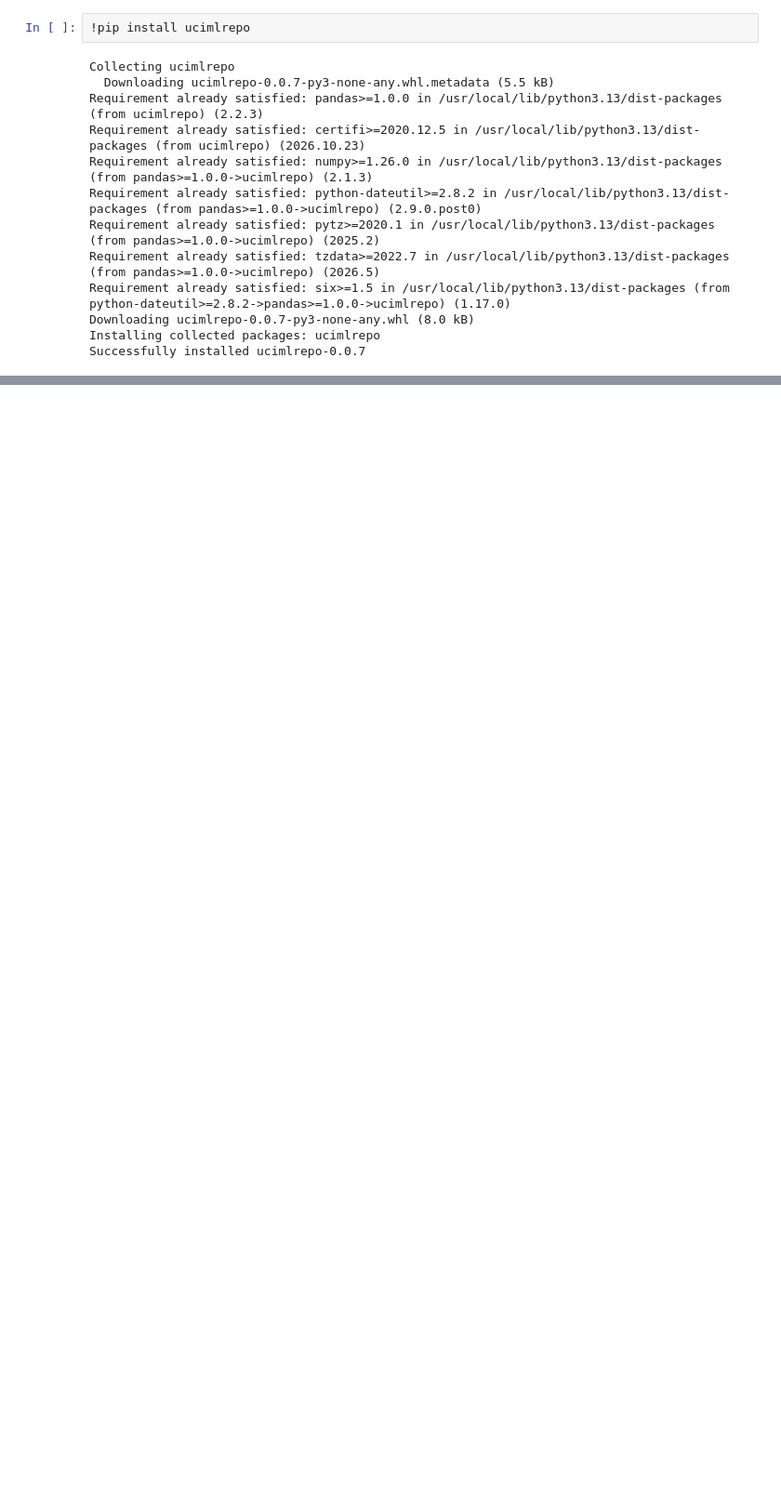
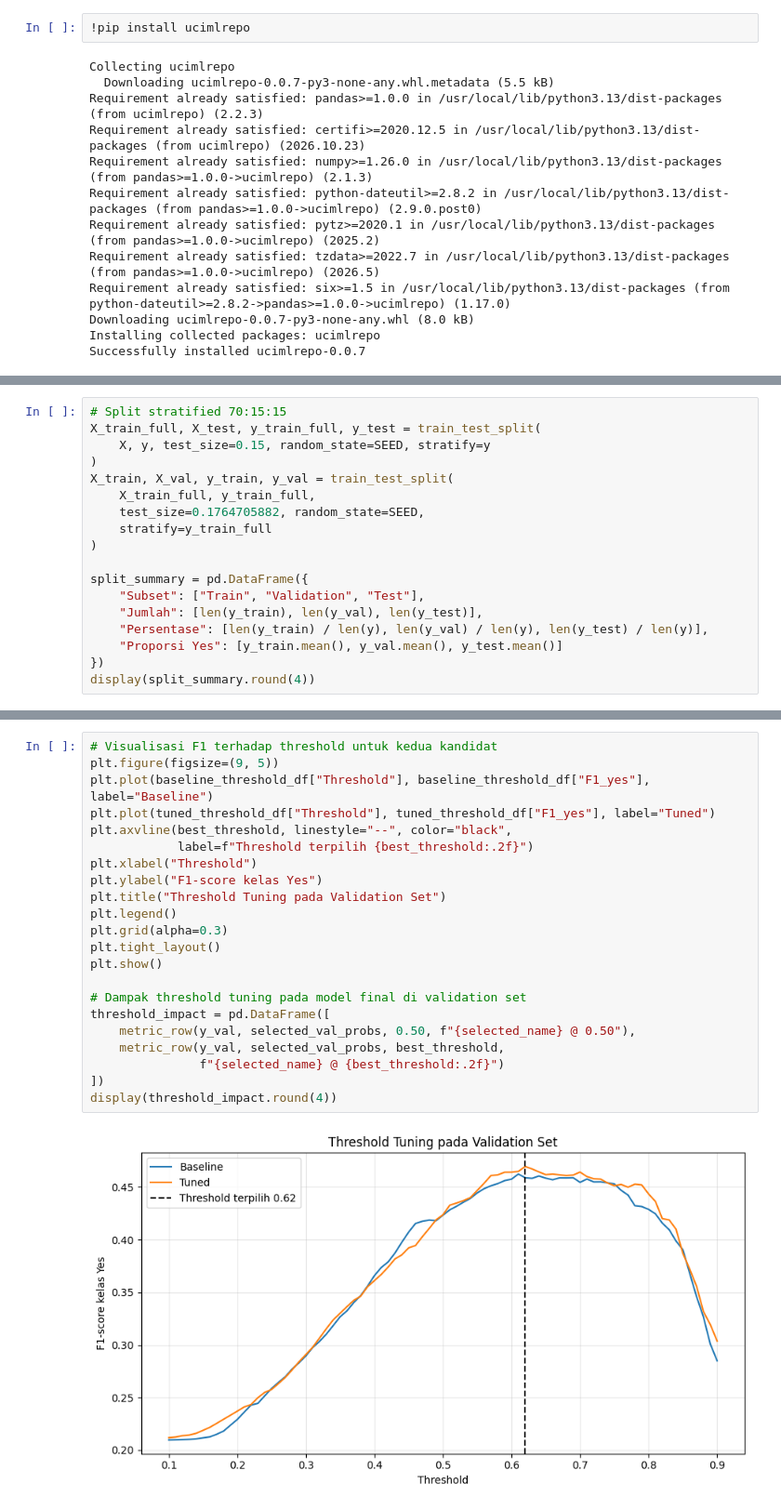
Before and after one commit to VincentArfan/Prediksi-Deposito-Bank, a Jupyter notebook: DeepLearning_Tugas1.ipynb, the cells around one changed output, grey strips where cells are left out. Shown at 93% size. Cells and saved outputs as stored; diff of their text form; blank space fills up the shorter version.

```diff
--- a/DeepLearning_Tugas1.ipynb
+++ b/DeepLearning_Tugas1.ipynb
@@ -714,0 +273,18 @@ Artefak model Tuned ('mlp_bank_marketing.h5', 'scaler.pkl', 'kolom_fitur.pkl') b
+# %%
+# Split stratified 70:15:15
+X_train_full, X_test, y_train_full, y_test = train_test_split(
+    X, y, test_size=0.15, random_state=SEED, stratify=y
+)
+X_train, X_val, y_train, y_val = train_test_split(
+    X_train_full, y_train_full,
+    test_size=0.1764705882, random_state=SEED,
+    stratify=y_train_full
+)
+
+split_summary = pd.DataFrame({
+    "Subset": ["Train", "Validation", "Test"],
+    "Jumlah": [len(y_train), len(y_val), len(y_test)],
+    "Persentase": [len(y_train) / len(y), len(y_val) / len(y), len(y_test) / len(y)],
+    "Proporsi Yes": [y_train.mean(), y_val.mean(), y_test.mean()]
+})
+display(split_summary.round(4))
@@ -714,0 +703,24 @@ Artefak model Tuned ('mlp_bank_marketing.h5', 'scaler.pkl', 'kolom_fitur.pkl') b
+# %%
+# Visualisasi F1 terhadap threshold untuk kedua kandidat
+plt.figure(figsize=(9, 5))
+plt.plot(baseline_threshold_df["Threshold"], baseline_threshold_df["F1_yes"], label="Baseline")
+plt.plot(tuned_threshold_df["Threshold"], tuned_threshold_df["F1_yes"], label="Tuned")
+plt.axvline(best_threshold, linestyle="--", color="black",
+            label=f"Threshold terpilih {best_threshold:.2f}")
+plt.xlabel("Threshold")
+plt.ylabel("F1-score kelas Yes")
+plt.title("Threshold Tuning pada Validation Set")
+plt.legend()
+plt.grid(alpha=0.3)
+plt.tight_layout()
+plt.show()
+
+# Dampak threshold tuning pada model final di validation set
+threshold_impact = pd.DataFrame([
+    metric_row(y_val, selected_val_probs, 0.50, f"{selected_name} @ 0.50"),
+    metric_row(y_val, selected_val_probs, best_threshold,
+               f"{selected_name} @ {best_threshold:.2f}")
+])
+display(threshold_impact.round(4))
+# %% [output]
+[figure, added]
```
Also changed, not shown: parts of 79 cells of this notebook, 15 other files.
